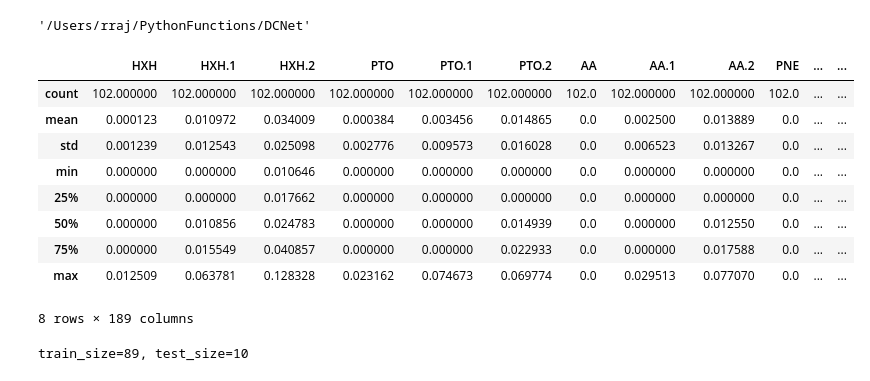
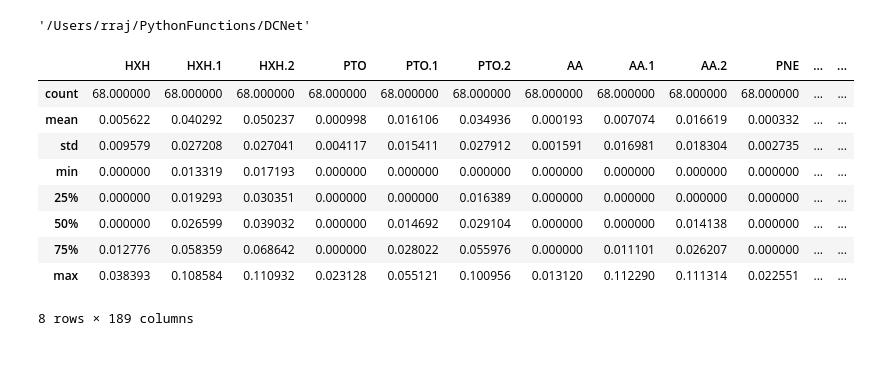
Before and after one commit to wormLove/DCNet, a Jupyter notebook: OdorAnalysis.ipynb, the cells around one changed output. Drawn from its saved outputs; the diff is of its cells as text; code cells hidden in the pictures.

```diff
--- a/OdorAnalysis.ipynb
+++ b/OdorAnalysis.ipynb
@@ -9,19 +9,20 @@ os.getcwd()
 # %% [output]
 '/Users/rraj/PythonFunctions/DCNet'
 # %%
-df = pd.read_excel('/Users/rraj/Desktop/GlomData/GlomData_clean.xls', sheet_name='GIA0512')
+df = pd.read_excel('/Users/rraj/Desktop/GlomData/GlomData_clean.xls', sheet_name='GIA0513')
+NUMBER_OF_GLOMERULI = df.values.shape[0]
 df_stats = df.describe()
 df_stats
 # %% [output]
 |  | HXH | HXH.1 | HXH.2 | PTO | PTO.1 | PTO.2 | AA | AA.1 | AA.2 | PNE | ... | ... |
-| count | 102.000000 | 102.000000 | 102.000000 | 102.000000 | 102.000000 | 102.000000 | 102.0 | 102.000000 | 102.000000 | 102.0 | ... | ... |
-| mean | 0.000123 | 0.010972 | 0.034009 | 0.000384 | 0.003456 | 0.014865 | 0.0 | 0.002500 | 0.013889 | 0.0 | ... | ... |
-| std | 0.001239 | 0.012543 | 0.025098 | 0.002776 | 0.009573 | 0.016028 | 0.0 | 0.006523 | 0.013267 | 0.0 | ... | ... |
-| min | 0.000000 | 0.000000 | 0.010646 | 0.000000 | 0.000000 | 0.000000 | 0.0 | 0.000000 | 0.000000 | 0.0 | ... | ... |
-| 25% | 0.000000 | 0.000000 | 0.017662 | 0.000000 | 0.000000 | 0.000000 | 0.0 | 0.000000 | 0.000000 | 0.0 | ... | ... |
-| 50% | 0.000000 | 0.010856 | 0.024783 | 0.000000 | 0.000000 | 0.014939 | 0.0 | 0.000000 | 0.012550 | 0.0 | ... | ... |
-| 75% | 0.000000 | 0.015549 | 0.040857 | 0.000000 | 0.000000 | 0.022933 | 0.0 | 0.000000 | 0.017588 | 0.0 | ... | ... |
-| max | 0.012509 | 0.063781 | 0.128328 | 0.023162 | 0.074673 | 0.069774 | 0.0 | 0.029513 | 0.077070 | 0.0 | ... | ... |
+| count | 68.000000 | 68.000000 | 68.000000 | 68.000000 | 68.000000 | 68.000000 | 68.000000 | 68.000000 | 68.000000 | 68.000000 | ... | ... |
+| mean | 0.005622 | 0.040292 | 0.050237 | 0.000998 | 0.016106 | 0.034936 | 0.000193 | 0.007074 | 0.016619 | 0.000332 | ... | ... |
+| std | 0.009579 | 0.027208 | 0.027041 | 0.004117 | 0.015411 | 0.027912 | 0.001591 | 0.016981 | 0.018304 | 0.002735 | ... | ... |
+| min | 0.000000 | 0.013319 | 0.017193 | 0.000000 | 0.000000 | 0.000000 | 0.000000 | 0.000000 | 0.000000 | 0.000000 | ... | ... |
+| 25% | 0.000000 | 0.019293 | 0.030351 | 0.000000 | 0.000000 | 0.016389 | 0.000000 | 0.000000 | 0.000000 | 0.000000 | ... | ... |
+| 50% | 0.000000 | 0.026599 | 0.039032 | 0.000000 | 0.014692 | 0.029104 | 0.000000 | 0.000000 | 0.014138 | 0.000000 | ... | ... |
+| 75% | 0.012776 | 0.058359 | 0.068642 | 0.000000 | 0.028022 | 0.055976 | 0.000000 | 0.011101 | 0.026207 | 0.000000 | ... | ... |
+| max | 0.038393 | 0.108584 | 0.110932 | 0.023128 | 0.055121 | 0.100956 | 0.013120 | 0.112290 | 0.111314 | 0.022551 | ... | ... |
 8 rows × 189 columns
 # %%
 from typing import List
@@ -39,10 +40,3 @@ def label_to_idx(labels: List[str]):
 
 idxs = label_to_idx(list(df.columns))
 LABELS_TO_IDX_DICT = {label: idx for idx, label in zip(idxs, list(df.columns))}
-# %%
-df = df.T
-df = df[df_stats.T['mean'] > 0.002]
-train_df, test_df = train_test_split(df, test_size=0.1, random_state=1)
-print(f"train_size={train_df.size//102}, test_size={test_df.size//102}")
-# %% [output]
-train_size=89, test_size=10
```
Also changed, not shown: parts of 37 cells of this notebook, 1 other file.
